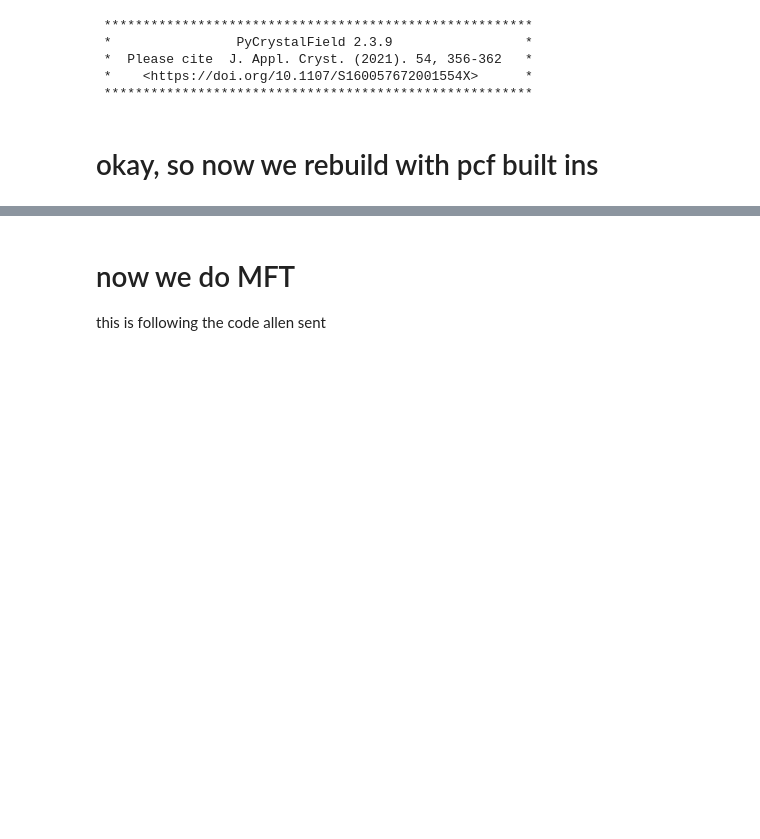
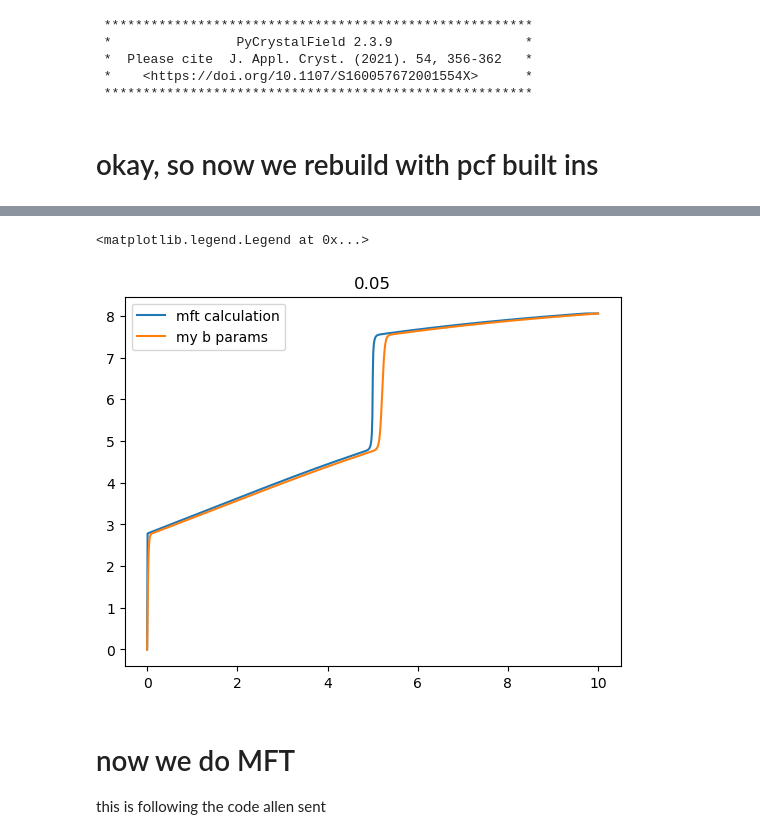
Before and after one commit to hrwhitelock/CES_magnetoOptical, a Jupyter notebook: CES_Mag_fromPCF.ipynb, the cells around one changed output, grey strips where cells are left out. Cells and saved outputs as stored; diff of their text form; code cells hidden in the pictures; blank space fills up the shorter version.

```diff
--- a/CES_Mag_fromPCF.ipynb
+++ b/CES_Mag_fromPCF.ipynb
@@ -85,3 +90,12 @@ plt.legend()
+# %%
+plt.plot(tempF, mft_mZ_me_C, label = 'mft calculation')
+plt.plot(field[2], -1*magMe_C[2], label = 'my b params')
+plt.title(str(temperature))
+plt.legend()
+# plt.xlim(0,1)
+# %% [output]
+<matplotlib.legend.Legend at 0x...>
+[figure, added]
 # %% [markdown]
 # now we do MFT
 this is following the code allen sent
```
Also changed, not shown: parts of 7 cells of this notebook, 2 other files.
